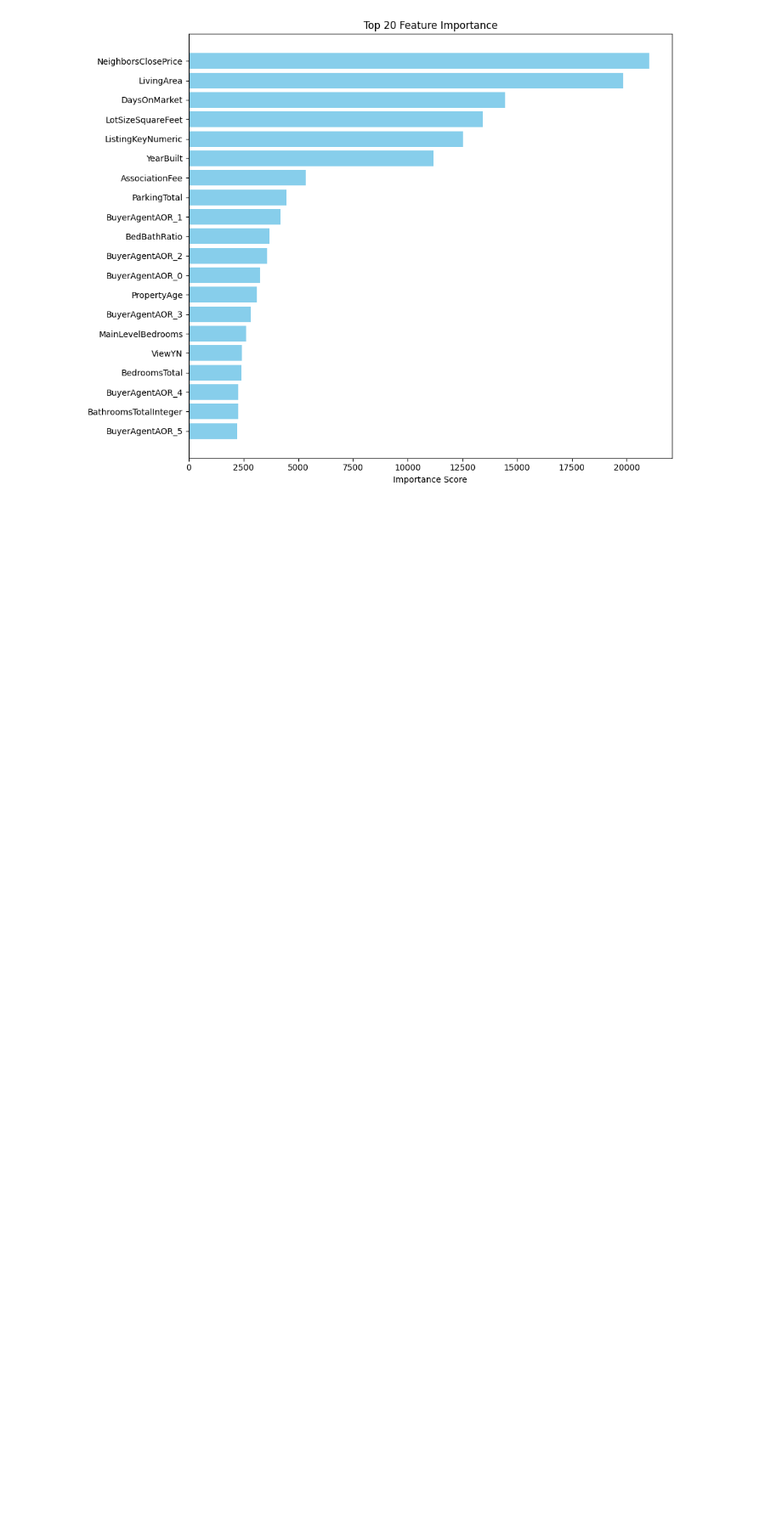
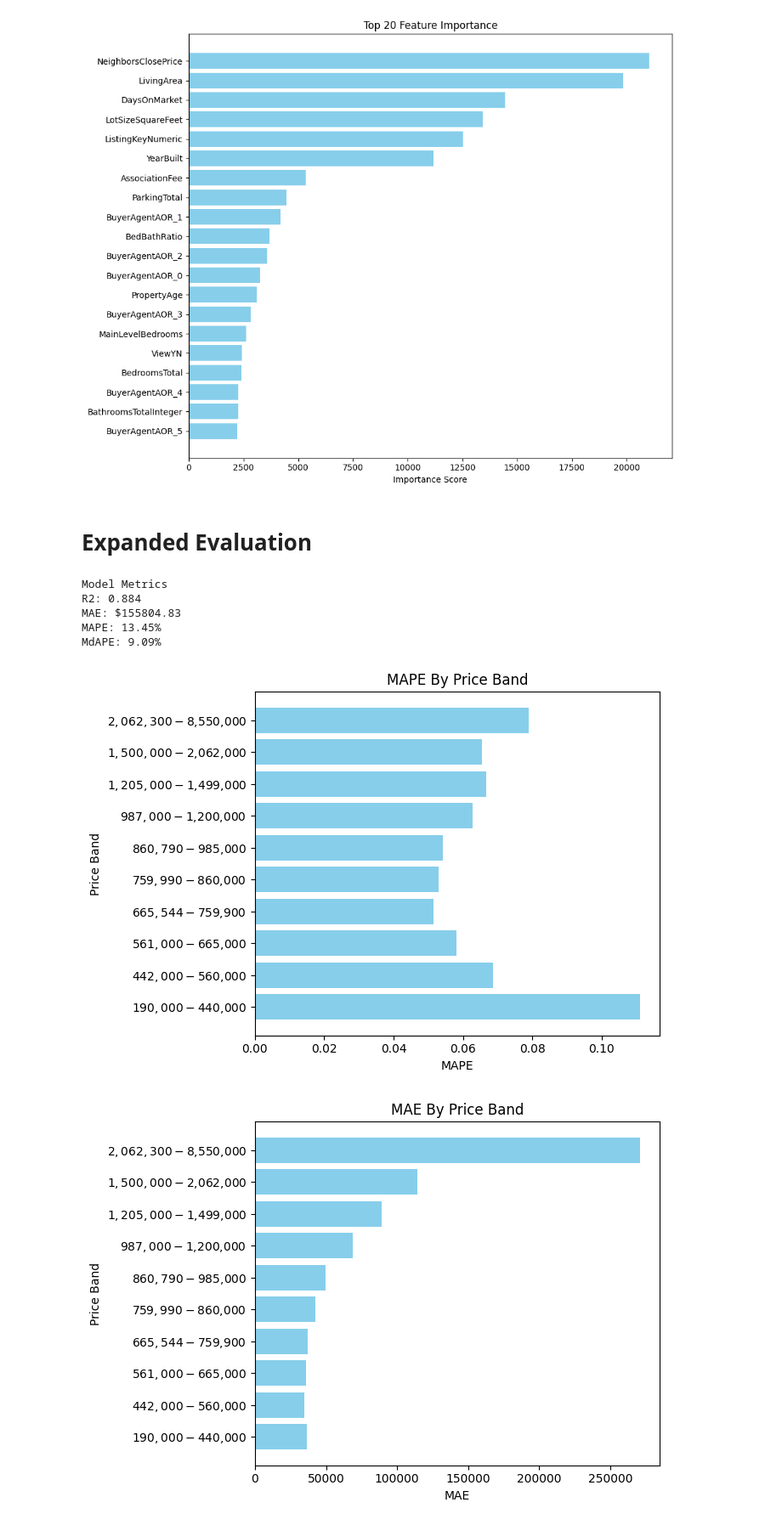
Before and after one commit to lbesser/IDX_Winter26_DS40, a Jupyter notebook: 05_xgboost_model_colin_montie.ipynb, the cells around one changed output. Shown at 85% size. Drawn from its saved outputs; the diff is of its cells as text; code cells hidden in the pictures; blank space fills up the shorter version.

```diff
--- a/05_xgboost_model_colin_montie.ipynb
+++ b/05_xgboost_model_colin_montie.ipynb
@@ -93,3 +98,66 @@ plt.tight_layout()
 plt.show()
 # %% [output]
 [figure]
+# %% [markdown]
+# Expanded Evaluation
+# %%
+y_pred = pd.DataFrame(best_model.predict(X_test))
+
+r2 = r2_score(y_test, y_pred)
+mae = mean_absolute_error(y_test, y_pred)
+mape = mean_absolute_percentage_error(y_test, y_pred)
+mdape = MedianAbsolutePercentageError()
+mdape = mdape(y_test, y_pred)
+
+print(f"Model Metrics\nR2: {r2:.3f}\nMAE: ${mae:.2f}\nMAPE: {100 * mape:.2f}%\nMdAPE: {100 * mdape:.2f}%\n")
+# %% [output]
+Model Metrics
+R2: 0.884
+MAE: $155804.83
+MAPE: 13.45%
+MdAPE: 9.09%
+# %%
+bin_indices = pd.qcut(pd.Series(np.array(y_test["ClosePrice"]).flatten()), q=10, labels=False)
+
+y_test["bin"] = bin_indices
+y_pred["bin"] = bin_indices
+
+price_bands = {
+  "PriceBand": [],
+  "MAE": [],
+  "MAPE": []
+}
+
+for bin in set(bin_indices):
+  price_bands["PriceBand"].append(f"${min(y_test[y_test["bin"] == bin]["ClosePrice"]):,.0f}-${max(y_test[y_test["bin"] == bin]["ClosePrice"]):,.0f}")
+  price_bands["MAE"].append(mean_absolute_error(y_test[y_test["bin"] == bin], y_pred[y_pred["bin"] == bin]))
+  price_bands["MAPE"].append(mean_absolute_percentage_error(y_test[y_test["bin"] == bin], y_pred[y_pred["bin"] == bin]))
+
+price_bands_df = pd.DataFrame(price_bands)#.sort_values(by="MAPE", ascending=False)
+
+plt.figure(figsize=(7, 5))
+plt.barh(
+    price_bands_df["PriceBand"],
+    price_bands_df["MAPE"],
+    color='skyblue'
+)
+plt.xlabel('MAPE')
+plt.ylabel('Price Band')
+plt.title(f'MAPE By Price Band')
+plt.tight_layout()
+plt.show()
+
+plt.figure(figsize=(7, 5))
+plt.barh(
+    price_bands_df["PriceBand"],
+    price_bands_df["MAE"],
+    color='skyblue'
+)
+plt.xlabel('MAE')
+plt.ylabel('Price Band')
+plt.title(f'MAE By Price Band')
+plt.tight_layout()
+plt.show()
+# %% [output]
+[figure, added]
+[figure, added]
```
Also changed, not shown: parts of 3 cells of this notebook.
